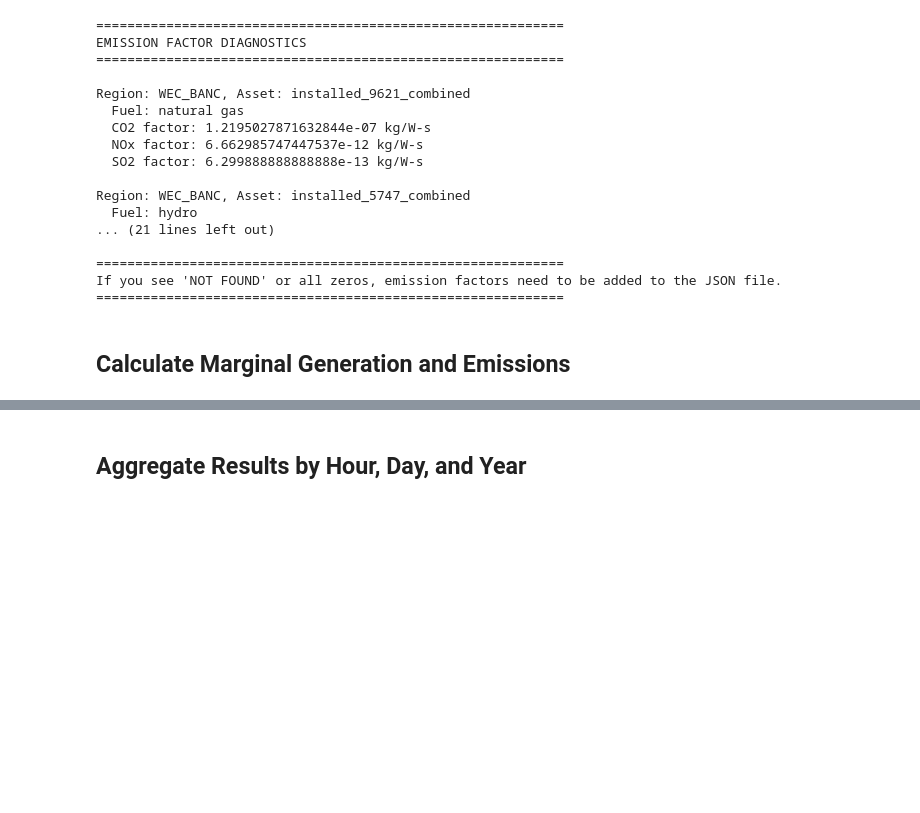
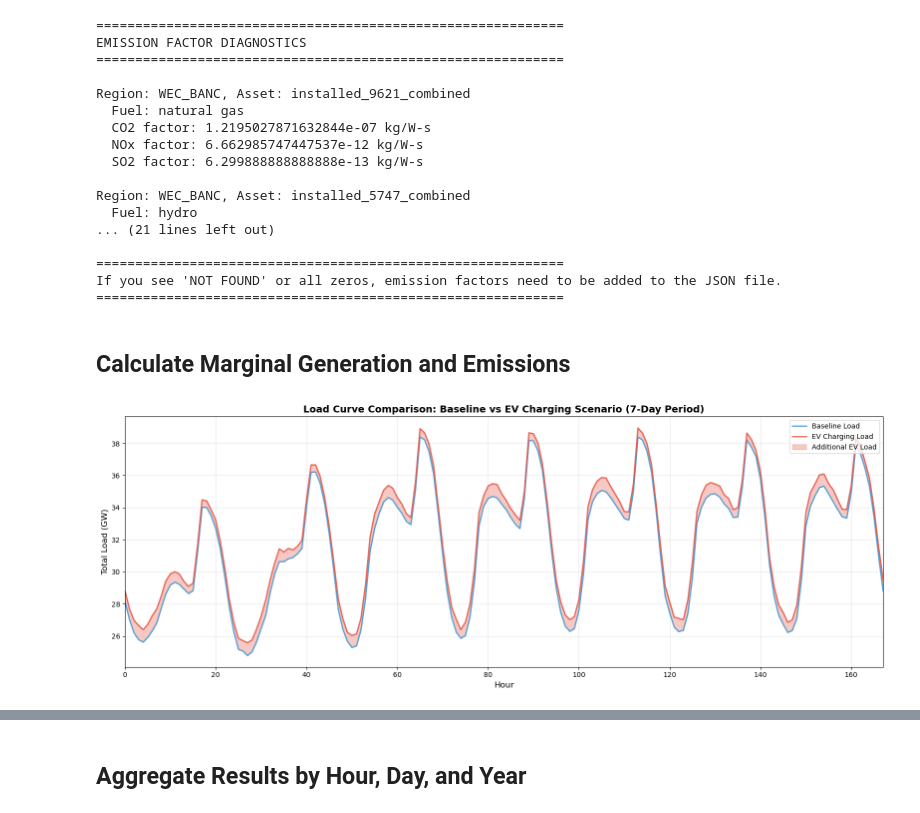
Before and after one commit to jieweigrantli/good_model, a Jupyter notebook: EV_Charging_Marginal_Emissions.ipynb, the cells around one changed output, grey strips where cells are left out. Cells and saved outputs as stored; diff of their text form; code cells hidden in the pictures; blank space fills up the shorter version.

Commit message:
updated calculation of emissions and load

```diff
--- a/EV_Charging_Marginal_Emissions.ipynb
+++ b/EV_Charging_Marginal_Emissions.ipynb
@@ -1179,3 +1413,89 @@ If you see 'NOT FOUND' or all zeros, emission factors need to be added to the JS
 ============================================================
 # %% [markdown]
 ## Calculate Marginal Generation and Emissions
+# %%
+# Extract load data from both scenarios
+def extract_total_load_by_hour(solution):
+    """
+    Extract total load by hour from solution.
+
+    Returns:
+    -------
+    hourly_load : np.array
+        Array of total load (absolute value) in GW for each hour
+    """
+    # Initialize array for hourly loads
+    num_hours = len(list(solution._node.values())[0]['assets'][list(list(solution._node.values())[0]['assets'].keys())[0]].get('net', []))
+    hourly_load = np.zeros(num_hours)
+
+    for source, node in solution._node.items():
+        for handle, asset in node['assets'].items():
+            if 'base_load' in handle.lower() or asset.get('_class') == 'Load':
+                net = asset.get('net', [])
+                if net and len(net) > 0:
+                    # Load net is negative (consumption), convert to positive for display
+                    hourly_load += np.abs(np.array(net))
+
+    return hourly_load
+
+# Extract hourly loads from both scenarios
+baseline_load_hourly = extract_total_load_by_hour(baseline_solution)
+ev_load_hourly = extract_total_load_by_hour(ev_solution)
+
+# Convert to GW for better readability
+baseline_load_gw = baseline_load_hourly / 1e9
+ev_load_gw = ev_load_hourly / 1e9
+
+# Create comparison plot
+fig, ax = plt.subplots(figsize=(16, 6))
+
+hours = np.arange(len(baseline_load_gw))
+
+# Plot both load curves
+ax.plot(hours, baseline_load_gw, label='Baseline Load', linewidth=2, color='#3498DB', alpha=0.8)
+ax.plot(hours, ev_load_gw, label='EV Charging Load', linewidth=2, color='#E74C3C', alpha=0.8)
+
+# Shade the difference
+ax.fill_between(hours, baseline_load_gw, ev_load_gw,
+                 where=(ev_load_gw >= baseline_load_gw),
+                 alpha=0.3, color='#E74C3C', label='Additional EV Load')
+
+# Formatting
+ax.set_xlabel('Hour', fontsize=12)
+ax.set_ylabel('Total Load (GW)', fontsize=12)
+ax.set_title('Load Curve Comparison: Baseline vs EV Charging Scenario (7-Day Period)',
+             fontsize=14, fontweight='bold')
+ax.legend(loc='upper right', fontsize=10)
+ax.grid(True, alpha=0.3)
+ax.set_xlim(0, len(baseline_load_gw) - 1)
+
+plt.tight_layout()
+plt.savefig(f'{output_dir}/load_curve_comparison.png', dpi=150, bbox_inches='tight')
+plt.show()
+
+# Print statistics
+print("=" * 60)
+print("LOAD CURVE STATISTICS")
+print("=" * 60)
+print(f"\nBaseline Load:")
+print(f"  Average: {baseline_load_gw.mean():.2f} GW")
+print(f"  Peak: {baseline_load_gw.max():.2f} GW")
+print(f"  Minimum: {baseline_load_gw.min():.2f} GW")
+print(f"  Total Energy: {baseline_load_gw.sum():.2f} GWh")
+
+print(f"\nEV Charging Load:")
+print(f"  Average: {ev_load_gw.mean():.2f} GW")
+print(f"  Peak: {ev_load_gw.max():.2f} GW")
+print(f"  Minimum: {ev_load_gw.min():.2f} GW")
+print(f"  Total Energy: {ev_load_gw.sum():.2f} GWh")
+
+print(f"\nAdditional Load (EV - Baseline):")
+additional_load = ev_load_gw - baseline_load_gw
+print(f"  Average: {additional_load.mean():.2f} GW")
+print(f"  Peak: {additional_load.max():.2f} GW")
+print(f"  Minimum: {additional_load.min():.2f} GW")
+print(f"  Total Energy: {additional_load.sum():.2f} GWh")
+print(f"  Expected EV Energy: 106.42 GWh")
+print("=" * 60)
+# %% [output]
+[figure, added]
```
Also changed, not shown: parts of 14 cells of this notebook, 3 other files.
